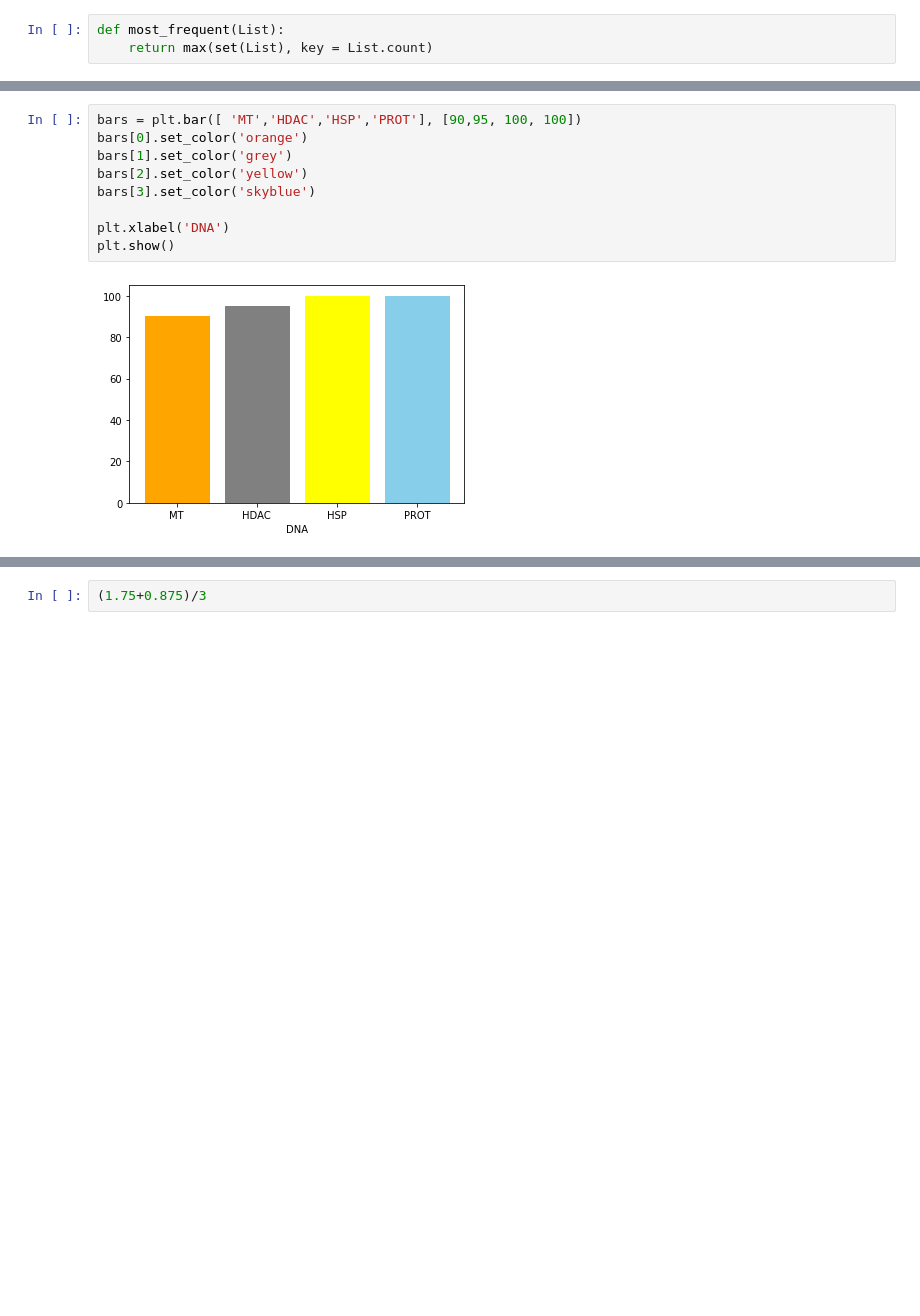
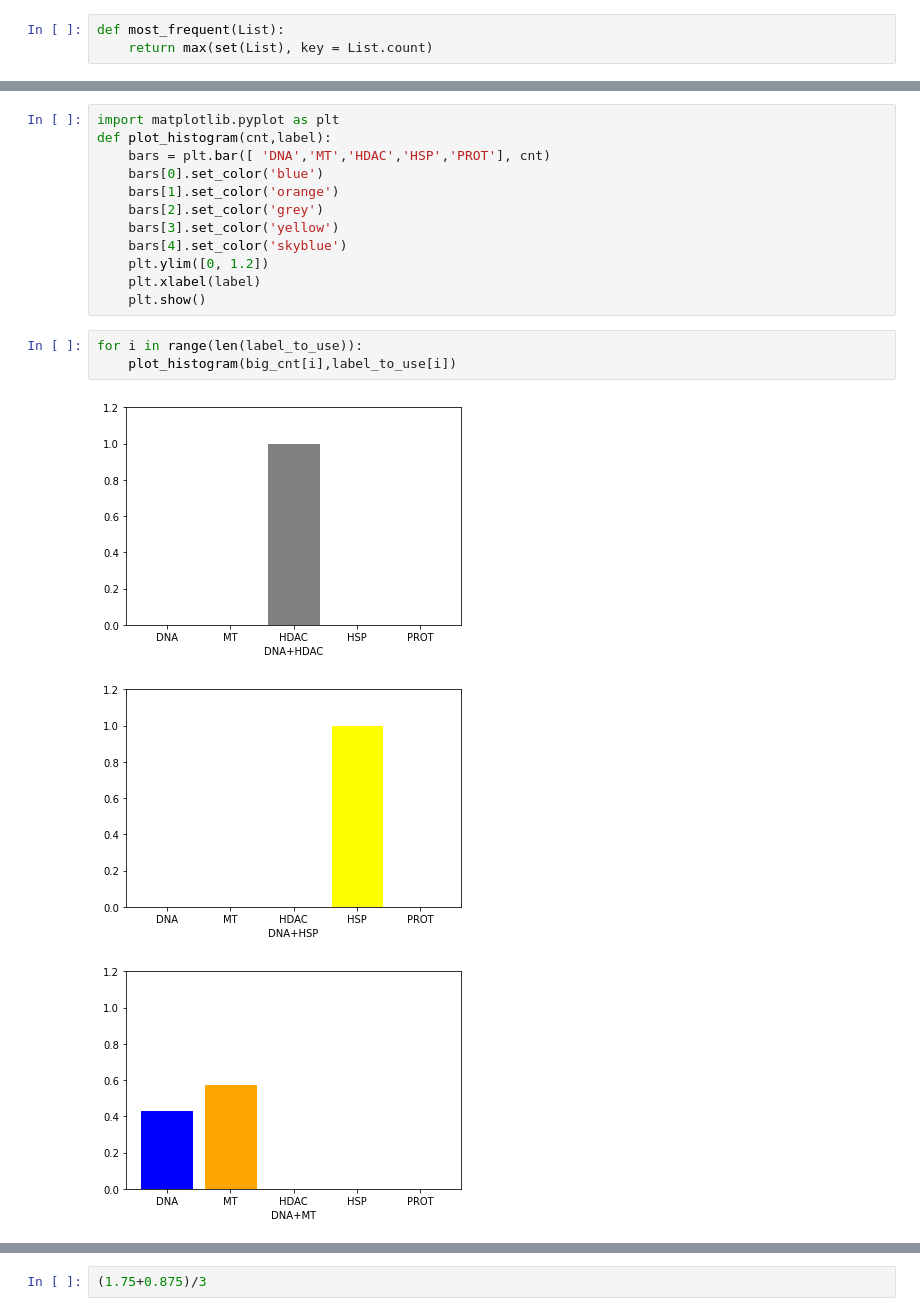
Before and after one commit to zhangsscc99/-research-machine_learning_cancer_drugs, a Jupyter notebook: histogram/new_data_pca_lda.ipynb, the cells around one changed output, grey strips where cells are left out. Saved outputs shown, nothing was run; the diff lists cells and outputs as text; blank space fills up the shorter version.

```diff
--- a/histogram/new_data_pca_lda.ipynb
+++ b/histogram/new_data_pca_lda.ipynb
@@ -1333,11 +1878,19 @@ percent_lst
 # %%
-bars = plt.bar([ 'MT','HDAC','HSP','PROT'], [90,95, 100, 100])
-bars[0].set_color('orange')
-bars[1].set_color('grey')
-bars[2].set_color('yellow')
-bars[3].set_color('skyblue')
-
-plt.xlabel('DNA')
-plt.show()
+import matplotlib.pyplot as plt
+def plot_histogram(cnt,label):
+    bars = plt.bar([ 'DNA','MT','HDAC','HSP','PROT'], cnt)
+    bars[0].set_color('blue')
+    bars[1].set_color('orange')
+    bars[2].set_color('grey')
+    bars[3].set_color('yellow')
+    bars[4].set_color('skyblue')
+    plt.ylim([0, 1.2])
+    plt.xlabel(label)
+    plt.show()
-# %% [output]
-[figure, removed]
+# %%
+for i in range(len(label_to_use)):
+    plot_histogram(big_cnt[i],label_to_use[i])
+# %% [output]
+[figure, added]
+[figure, added]
+[figure, added]
```
Also changed, not shown: parts of 126 cells of this notebook, 2 other files.
